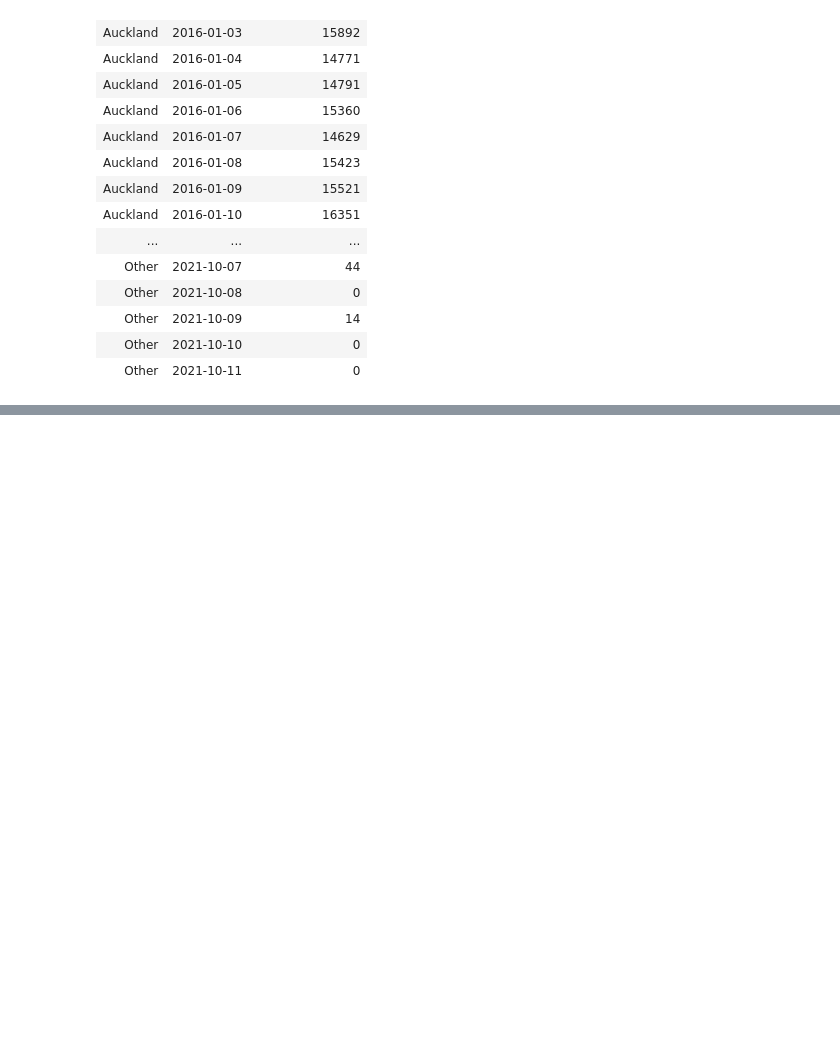
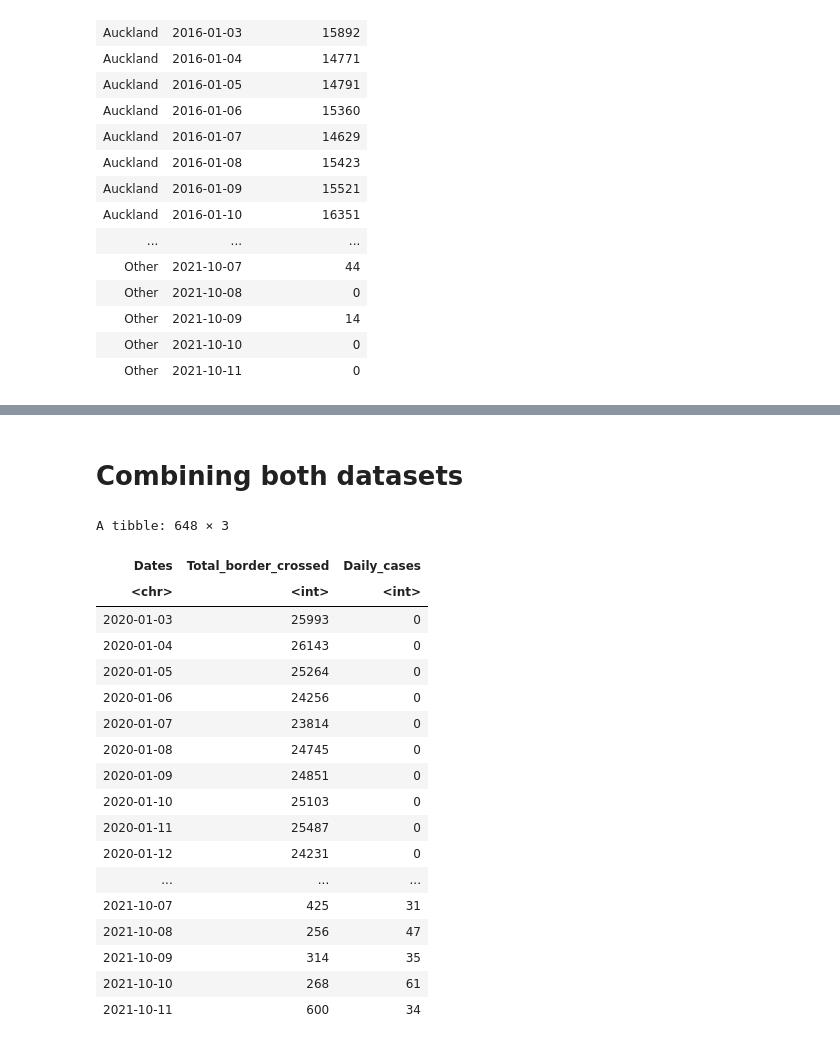
Before and after one commit to andyholmes1210/DATA201-Project, a Jupyter notebook: Border Crossings.ipynb, the cells around one changed output, grey strips where cells are left out. Saved outputs shown, nothing was run; the diff lists cells and outputs as text; code cells hidden in the pictures; blank space fills up the shorter version.

```diff
--- a/Border Crossings.ipynb
+++ b/Border Crossings.ipynb
@@ -79,0 +70,10 @@ A data.frame: 657 × 4
+# %%
+#filtering dates for new zealand covid cases
+#to be able to use inner_join with border_crossing later
+covid_case_new_zealand <- covid_case_new_zealand %>%
+    filter(Dates < "2021-10-12")
+
+#removing unwanted column
+covid_case_new_zealand <- select(covid_case_new_zealand, -Country)
+
+covid_case_new_zealand
@@ -161,0 +186,28 @@ A data.frame: 649 × 2
+# %% [markdown]
+# Combining both datasets
+# %%
+#Joining bordercrossing region with daily covid cases
+bordercrossing_covidcase <- border_region_new %>%
+    inner_join(covid_case_new_zealand, by = "Dates")
+
+bordercrossing_covidcase
+# %% [output]
+A tibble: 648 × 3
+| Dates | Total_border_crossed | Daily_cases |
+| <chr> | <int> | <int> |
+| 2020-01-03 | 25993 | 0 |
+| 2020-01-04 | 26143 | 0 |
+| 2020-01-05 | 25264 | 0 |
+| 2020-01-06 | 24256 | 0 |
+| 2020-01-07 | 23814 | 0 |
+| 2020-01-08 | 24745 | 0 |
+| 2020-01-09 | 24851 | 0 |
+| 2020-01-10 | 25103 | 0 |
+| 2020-01-11 | 25487 | 0 |
+| 2020-01-12 | 24231 | 0 |
+| ... | ... | ... |
+| 2021-10-07 | 425 | 31 |
+| 2021-10-08 | 256 | 47 |
+| 2021-10-09 | 314 | 35 |
+| 2021-10-10 | 268 | 61 |
+| 2021-10-11 | 600 | 34 |
```
Also changed, not shown: parts of 24 cells of this notebook.
